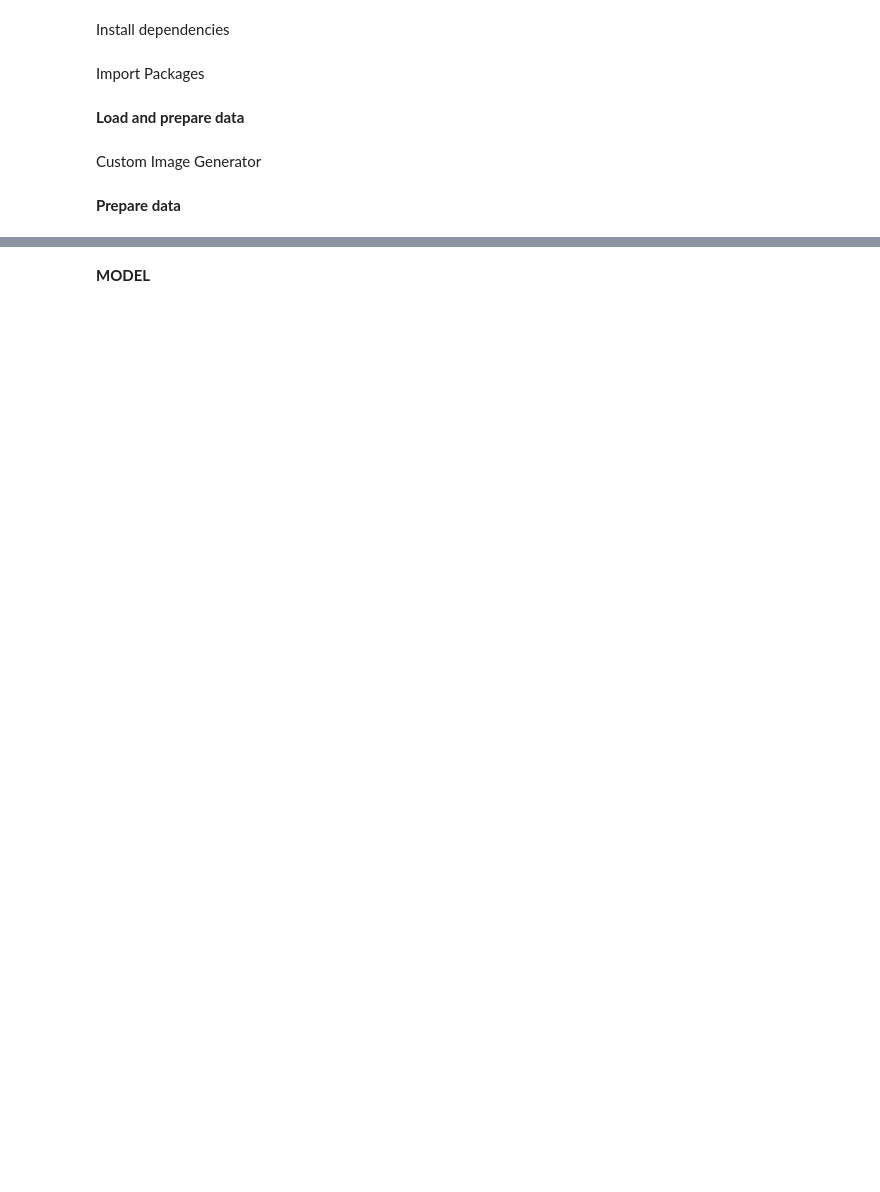
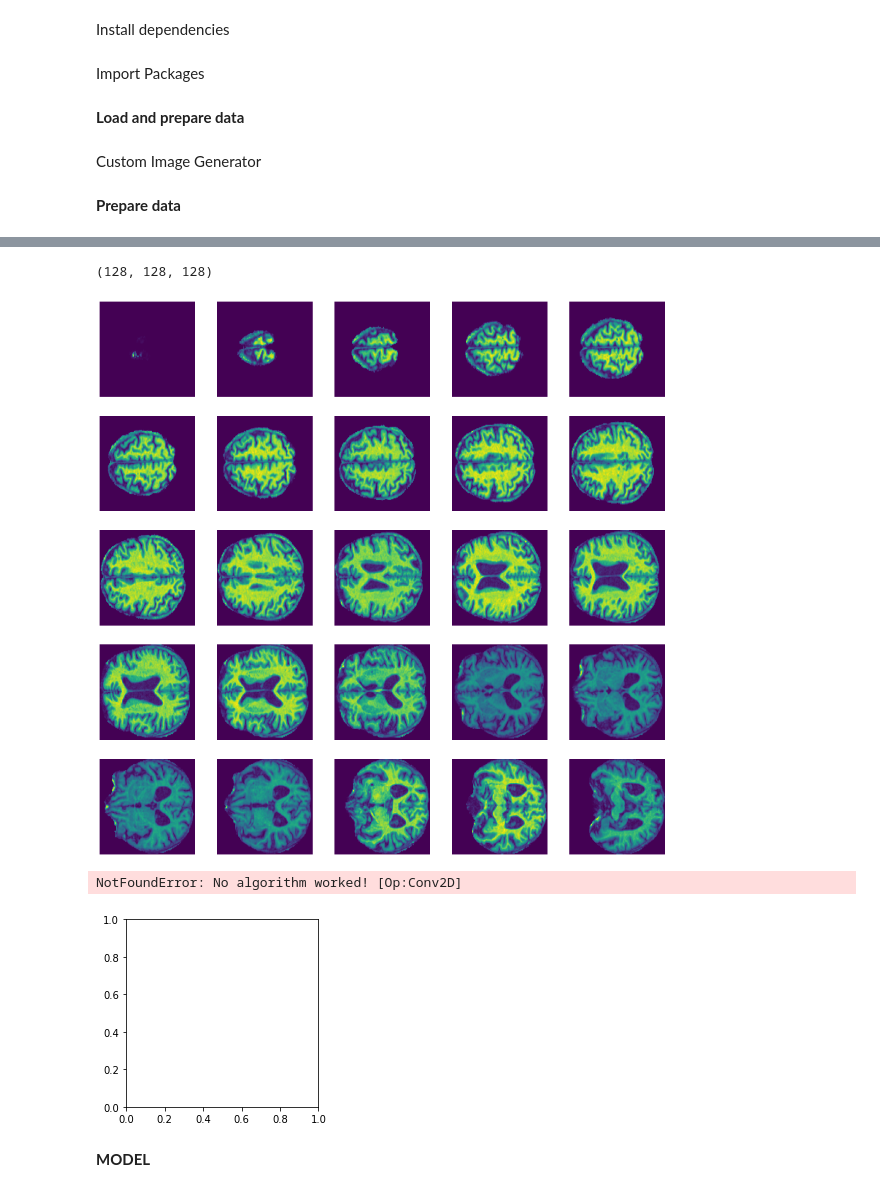
Before and after one commit to PabloMesas/TFM, a Jupyter notebook: convolutional_1.ipynb, the cells around one changed output, grey strips where cells are left out. Drawn from its saved outputs; the diff is of its cells as text; code cells hidden in the pictures; blank space fills up the shorter version.

```diff
--- a/convolutional_1.ipynb
+++ b/convolutional_1.ipynb
@@ -182,7 +190,10 @@ data_augmentation = Sequential([
   # layers.experimental.preprocessing.RandomRotation(0.2, fill_mode='nearest'), #nearest
   # layers.experimental.preprocessing.RandomTranslation(height_factor=0.1, width_factor=0.1, fill_mode='nearest'),
   # layers.experimental.preprocessing.RandomZoom(height_factor=0.3, fill_mode='nearest'),
-  # layers.Conv2D(3, (3, 3), activation='relu', padding='same'),
+  layers.Conv2D(64, (3, 3), activation='relu', padding='same'),
+  layers.Conv2D(33, (3, 3), activation='relu', padding='same'),
+  layers.Conv2D(16, (3, 3), activation='relu', padding='same'),
+  layers.Conv2D(3, (3, 3), activation='relu', padding='same'),
 ])
 
 X, y = test_generator[0]
@@ -191,33 +202,38 @@ print(image.shape)
 # plt.imshow(image[:,:,50], cmap ='gray')
 
 plt.figure(figsize=(20, 20))
 for i in range(25):
   ax = plt.subplot(5, 5, i + 1)
   # print(augmented_image.shape)
   plt.imshow(image[:,:,i*3])
   plt.axis("off")
 plt.show()
 
 # Add the image to a batch
 image = tf.expand_dims(image, 0)
 
 plt.figure(figsize=(20, 20))
 for i in range(25):
   ax = plt.subplot(5, 5, i + 1)
   augmented_image = data_augmentation(image, training=True)
   # print(augmented_image.shape)
   plt.imshow(augmented_image[0,:,:,i*3])
   plt.axis("off")
 plt.show()
 
 px = 1/plt.rcParams['figure.dpi']
 
 fig, ax1 = plt.subplots(1, 1, figsize = (770*px,770*px))
 ax1.imshow(montage(image[0,:,:,:]), cmap ='gray')
 plt.show()
 fig, ax1 = plt.subplots(1, 1, figsize = (770*px,770*px))
 ax1.imshow(montage(augmented_image[0,:,:,:]), cmap ='gray')
 plt.show()
+# %% [output]
+(128, 128, 128)
+[figure, added]
+NotFoundError: No algorithm worked! [Op:Conv2D]
+[figure, added]
 # %%
 px = 1/plt.rcParams['figure.dpi']
 X, y = training_generator[1]
```
Also changed, not shown: parts of 2 cells of this notebook, 4 other files.
